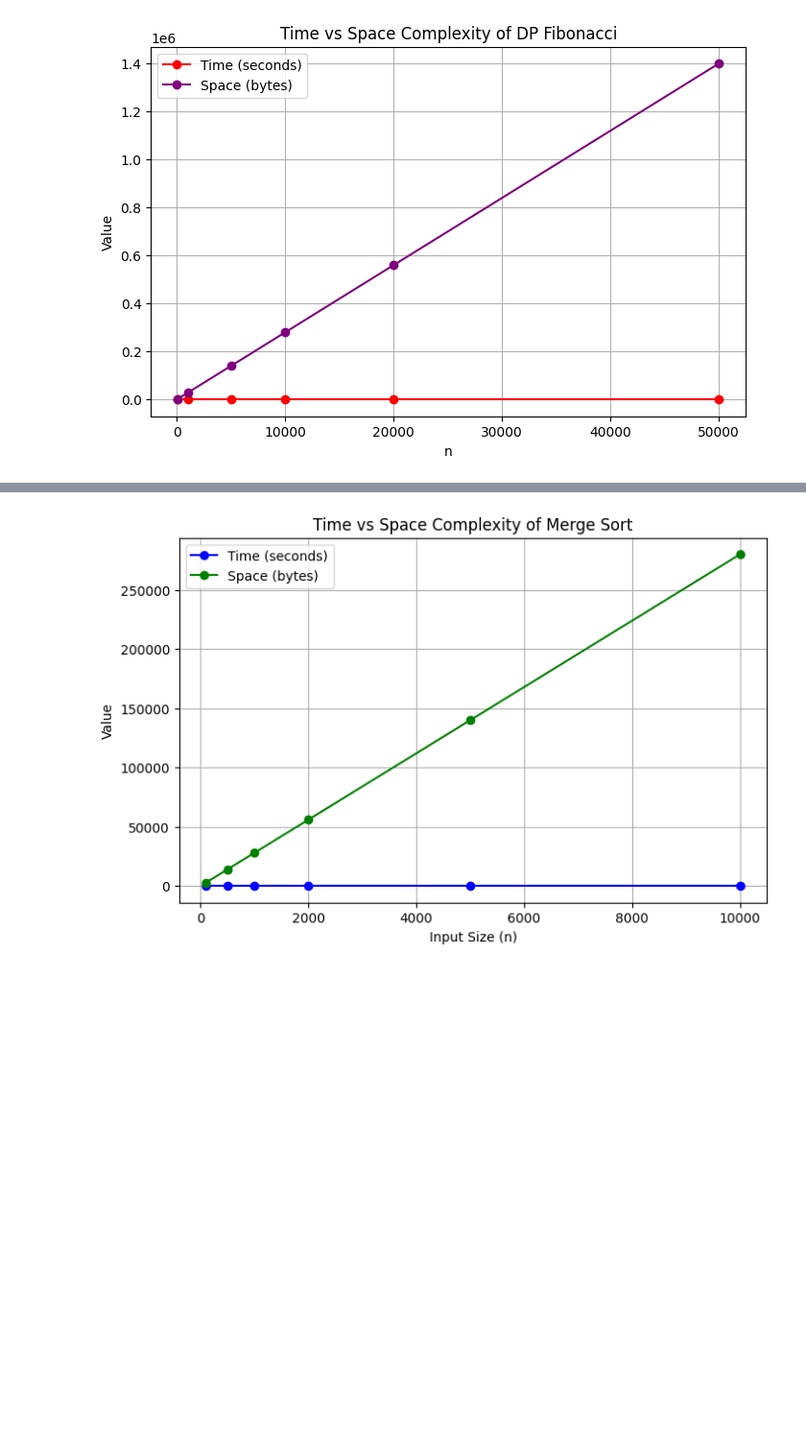
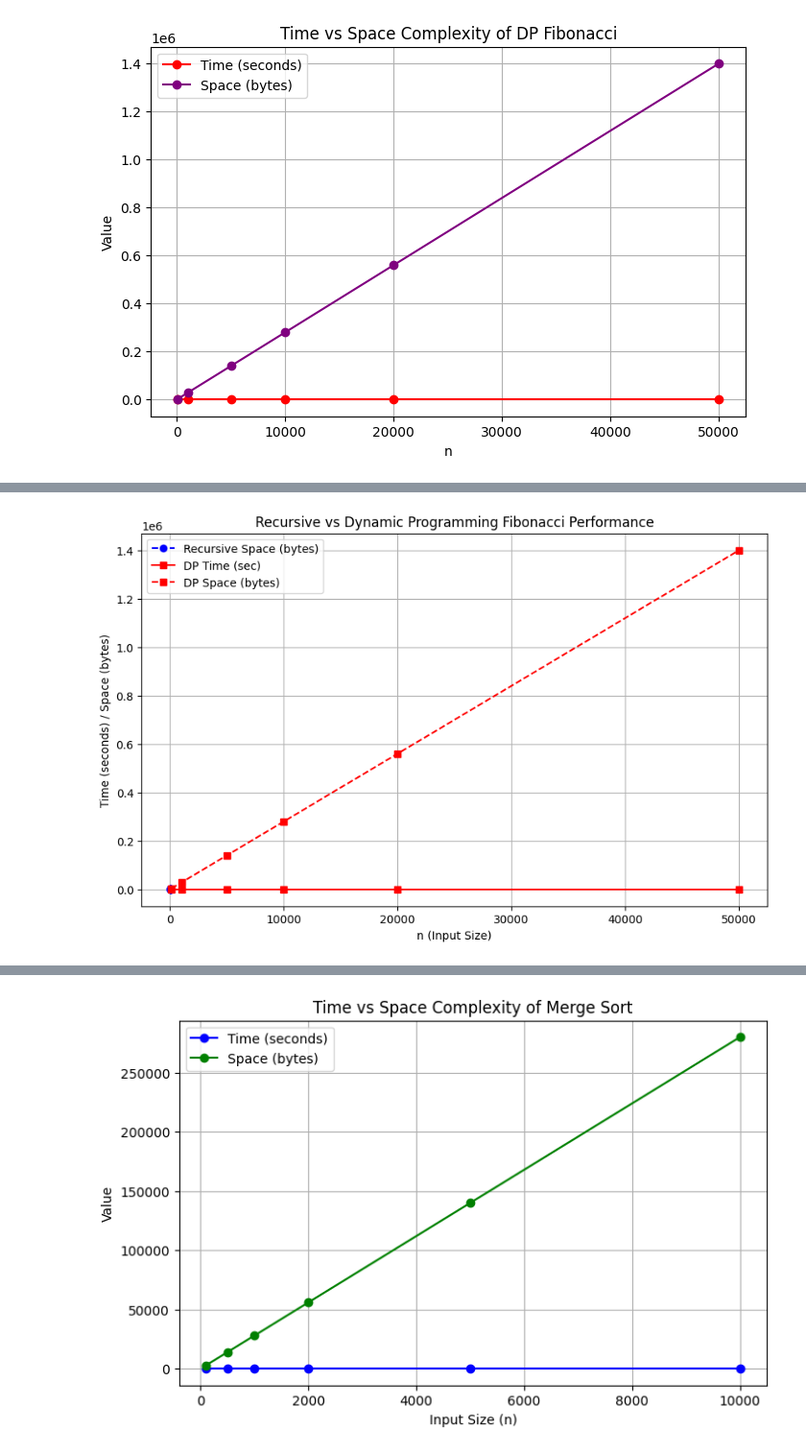
Before and after one commit to aashikagarg/algo_analysis_mini_project-Aashika, a Jupyter notebook: algo_analysis_notebook.ipynb, the cells around one changed output, grey strips where cells are left out. Shown: that part at 96% size. Drawn from its saved outputs; the diff is of its cells as text; code cells hidden in the pictures; blank space fills up the shorter version.

```diff
--- a/algo_analysis_notebook.ipynb
+++ b/algo_analysis_notebook.ipynb
@@ -106,3 +106,87 @@ plt.grid(True)
 plt.show()
 # %% [output]
 [figure]
+# %%
+#combine fabonacci recursive and dynamic programming
+import time
+import matplotlib.pyplot as plt
+import sys
+
+# Recursive Fibonacci Function
+def fibonacci_recursive(n):
+    if n <= 1:
+        return n
+    return fibonacci_recursive(n-1) + fibonacci_recursive(n-2)
+
+# Dynamic Programming Fibonacci
+def fibonacci_dp(n):
+    if n <= 1:
+        return n
+    dp = [0, 1]
+    for i in range(2, n+1):
+        dp.append(dp[i-1] + dp[i-2])
+    return dp[n]
+
+# Values for recursive (small n because recursive is slow)
+n_values_recursive = list(range(1, 36, 2))  # 1, 3, 5, ..., 35
+
+# Values for DP (larger n)
+n_values_dp = [100, 1000, 5000, 10000, 20000, 50000]
+
+execution_times_recursive = []
+space_usage_recursive = []
+
+execution_times_dp = []
+space_usage_dp = []
+
+# Measure Recursive Fibonacci
+print("Measuring Recursive Fibonacci...")
+for n in n_values_recursive:
+    start = time.time()
+    fibonacci_recursive(n)
+    end = time.time()
+    execution_times_recursive.append(end - start)
+
+    # Estimating space as recursion depth * size of int n
+    frame_size = sys.getsizeof(n)
+    space_usage_recursive.append(n * frame_size)
+
+# Measure DP Fibonacci
+print("Measuring DP Fibonacci...")
+for n in n_values_dp:
+    start = time.time()
+    fibonacci_dp(n)
+    end = time.time()
+    execution_times_dp.append(end - start)
+
+    frame_size = sys.getsizeof(n)
+    space_usage_dp.append(n * frame_size)
+
+# Plotting results
+plt.figure(figsize=(10, 6))
+
+# Recursive Space only (blue dashed line)
+plt.plot(n_values_recursive, space_usage_recursive, 'o--', color='blue', label='Recursive Space (bytes)')
+
+# DP Time and Space (red lines)
+plt.plot(n_values_dp, execution_times_dp, 's-', color='red', label='DP Time (sec)')
+plt.plot(n_values_dp, space_usage_dp, 's--', color='red', label='DP Space (bytes)')
+
+plt.title('Recursive vs Dynamic Programming Fibonacci Performance')
+plt.xlabel('n (Input Size)')
+plt.ylabel('Time (seconds) / Space (bytes)')
+plt.legend()
+plt.grid(True)
+plt.show()
+
+# Summary printout (optional)
+print("\n--- Summary ---")
+print("Recursive Fibonacci Space:")
+print(f"  Input sizes: {n_values_recursive}")
+print(f"  Estimated space (bytes): {space_usage_recursive}\n")
+
+print("Dynamic Programming Fibonacci:")
+print(f"  Input sizes: {n_values_dp}")
+print(f"  Time (sec): {execution_times_dp}")
+print(f"  Estimated space (bytes): {space_usage_dp}\n")
+# %% [output]
@@ -108,0 +195 @@ plt.show()
+[figure, added]
```
Also changed, not shown: parts of 4 cells of this notebook.
